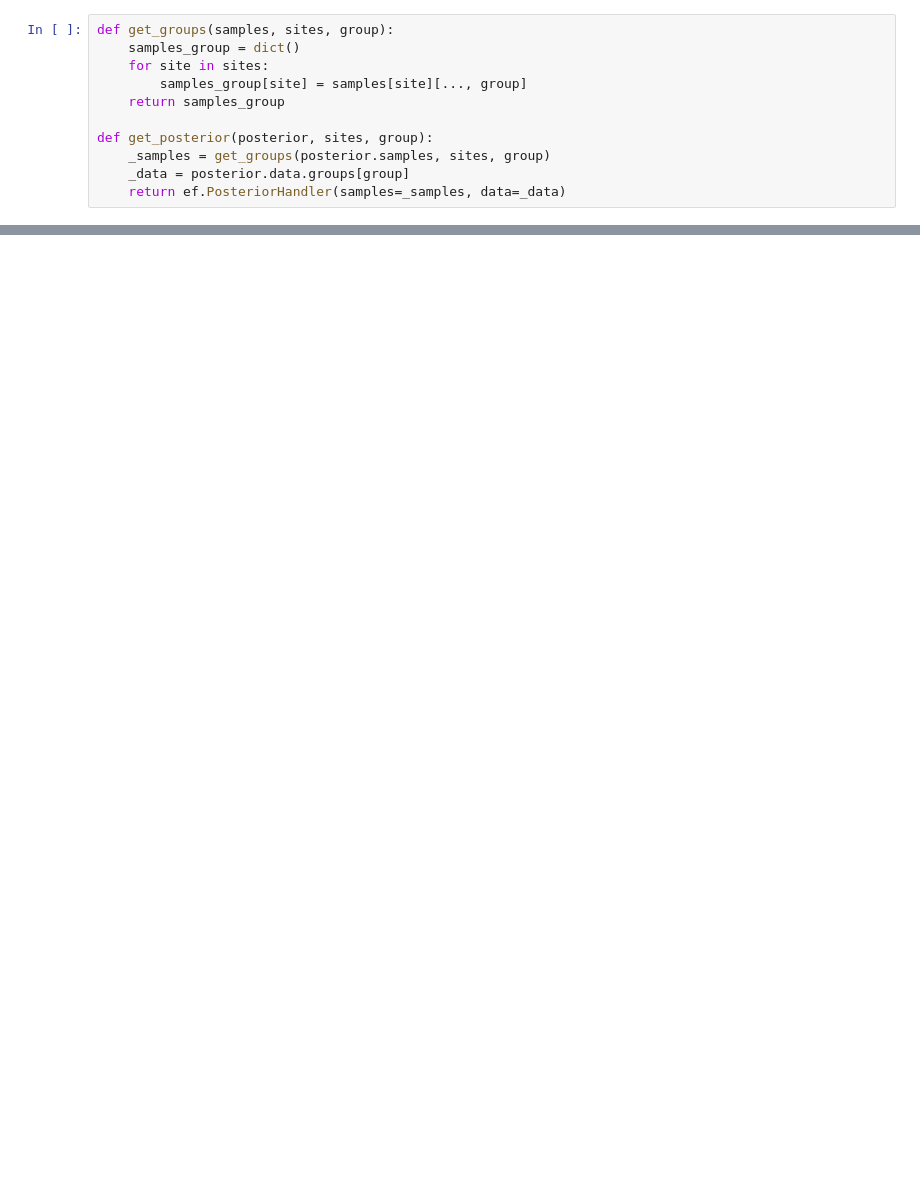
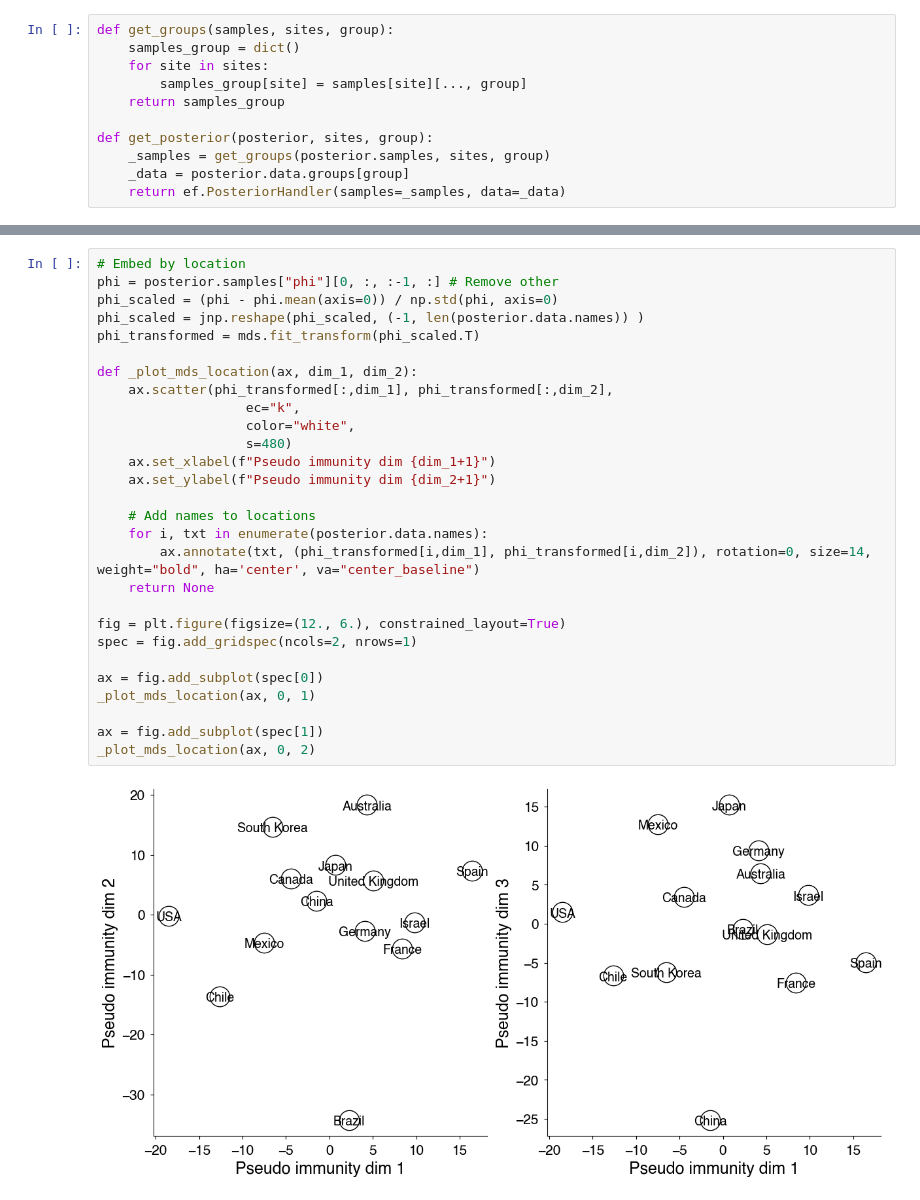
Before and after one commit to blab/relative-fitness-mechanisms, a Jupyter notebook: notebooks/DR-Dev.ipynb, the cells around one changed output, grey strips where cells are left out. Drawn from its saved outputs; the diff is of its cells as text; blank space fills up the shorter version.

```diff
--- a/notebooks/DR-Dev.ipynb
+++ b/notebooks/DR-Dev.ipynb
@@ -228,0 +700,30 @@ fig_wa.savefig("../manuscript/figures/" + "latent_immune.png")
+# %%
+# Embed by location
+phi = posterior.samples["phi"][0, :, :-1, :] # Remove other
+phi_scaled = (phi - phi.mean(axis=0)) / np.std(phi, axis=0)
+phi_scaled = jnp.reshape(phi_scaled, (-1, len(posterior.data.names)) )
+phi_transformed = mds.fit_transform(phi_scaled.T)
+
+def _plot_mds_location(ax, dim_1, dim_2):
+    ax.scatter(phi_transformed[:,dim_1], phi_transformed[:,dim_2],
+                   ec="k",
+                   color="white",
+                   s=480)
+    ax.set_xlabel(f"Pseudo immunity dim {dim_1+1}")
+    ax.set_ylabel(f"Pseudo immunity dim {dim_2+1}")
+
+    # Add names to locations
+    for i, txt in enumerate(posterior.data.names):
+        ax.annotate(txt, (phi_transformed[i,dim_1], phi_transformed[i,dim_2]), rotation=0, size=14, weight="bold", ha='center', va="center_baseline")
+    return None
+
+fig = plt.figure(figsize=(12., 6.), constrained_layout=True)
+spec = fig.add_gridspec(ncols=2, nrows=1)
+
+ax = fig.add_subplot(spec[0])
+_plot_mds_location(ax, 0, 1)
+
+ax = fig.add_subplot(spec[1])
+_plot_mds_location(ax, 0, 2)
+# %% [output]
+[figure, added]
```
Also changed, not shown: parts of 30 cells of this notebook, 1 other file.
